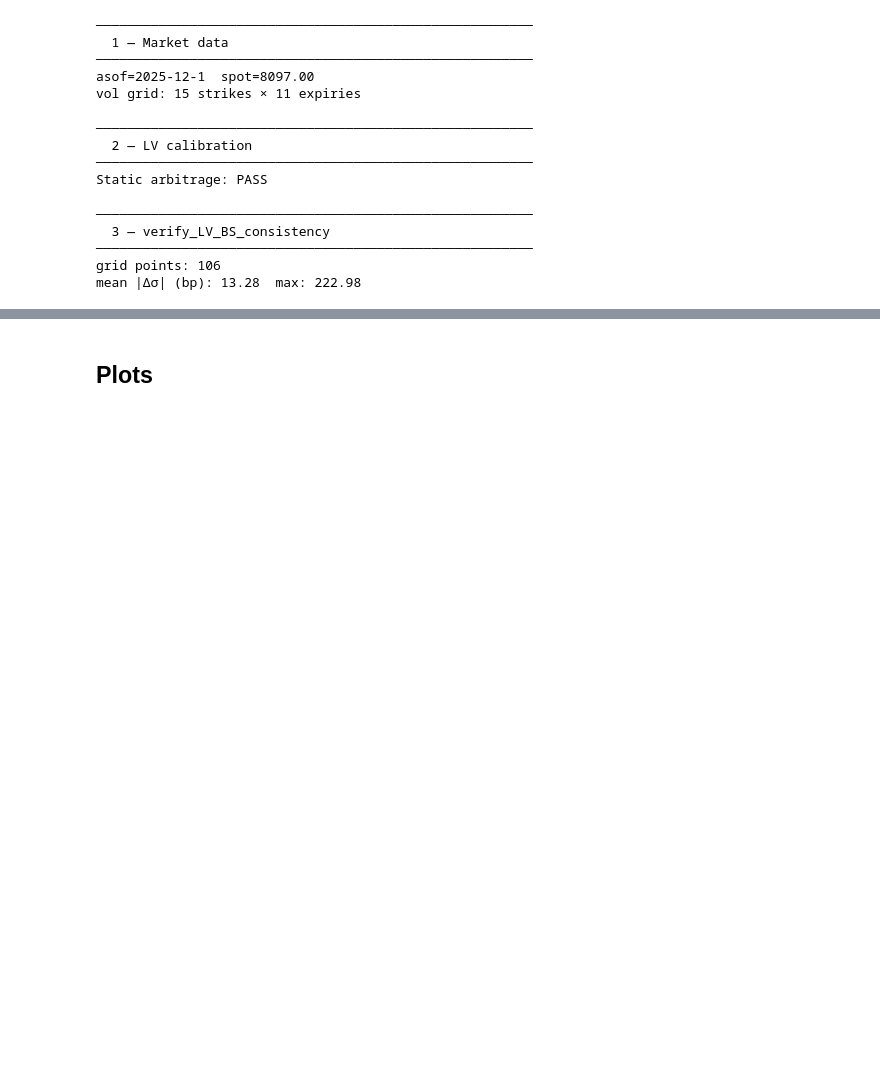
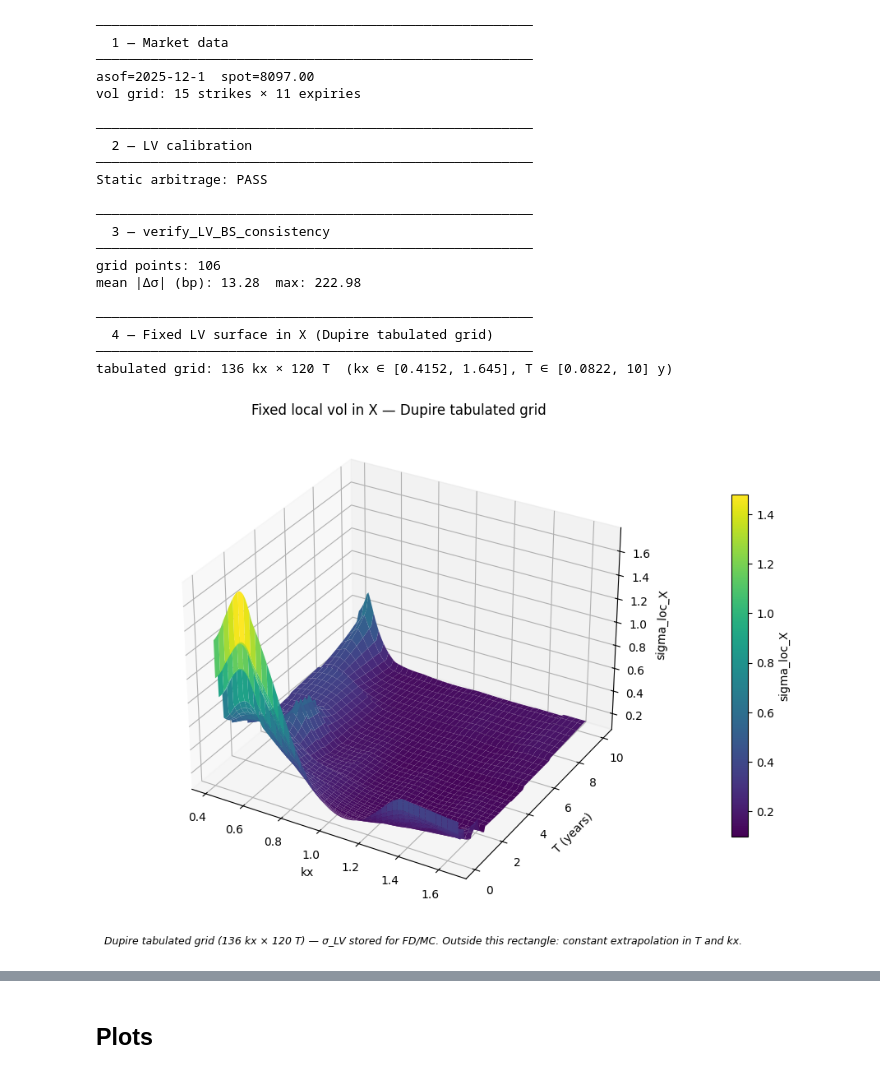
Before and after one commit to Martino3108/LV-LSV-Library-with-Buehler-Dividends, a Jupyter notebook: python/notebooks/test_fit.ipynb, the cells around one changed output, grey strips where cells are left out. Saved outputs shown, nothing was run; the diff lists cells and outputs as text; code cells hidden in the pictures; blank space fills up the shorter version.

```diff
--- a/python/notebooks/test_fit.ipynb
+++ b/python/notebooks/test_fit.ipynb
@@ -216,3 +216,18 @@ print(f"mean |Δσ| (bp): {np.mean(errs):.2f}  max: {np.max(errs):.2f}")
 ────────────────────────────────────────────────────────
 grid points: 106
 mean |Δσ| (bp): 13.28  max: 222.98
+# %%
+print_step(4, "Fixed LV surface in X (Dupire tabulated grid)")
+lv_x_tab = ctx.fixed_lv_x_tabulated_grid()
+print(
+    f"tabulated grid: {len(lv_x_tab.kx)} kx × {len(lv_x_tab.tenor_years)} T  "
+    f"(kx ∈ [{lv_x_tab.kx[0]:.4g}, {lv_x_tab.kx[-1]:.4g}], "
+    f"T ∈ [{lv_x_tab.tenor_years[0]:.3g}, {lv_x_tab.tenor_years[-1]:.3g}] y)"
+)
+plot_fixed_lv_x_tabulated_grid(lv_x_tab)
+# %% [output]
+────────────────────────────────────────────────────────
+  4 — Fixed LV surface in X (Dupire tabulated grid)
+────────────────────────────────────────────────────────
+tabulated grid: 136 kx × 120 T  (kx ∈ [0.4152, 1.645], T ∈ [0.0822, 10] y)
+[figure, added]
```
Also changed, not shown: parts of 4 cells of this notebook.
